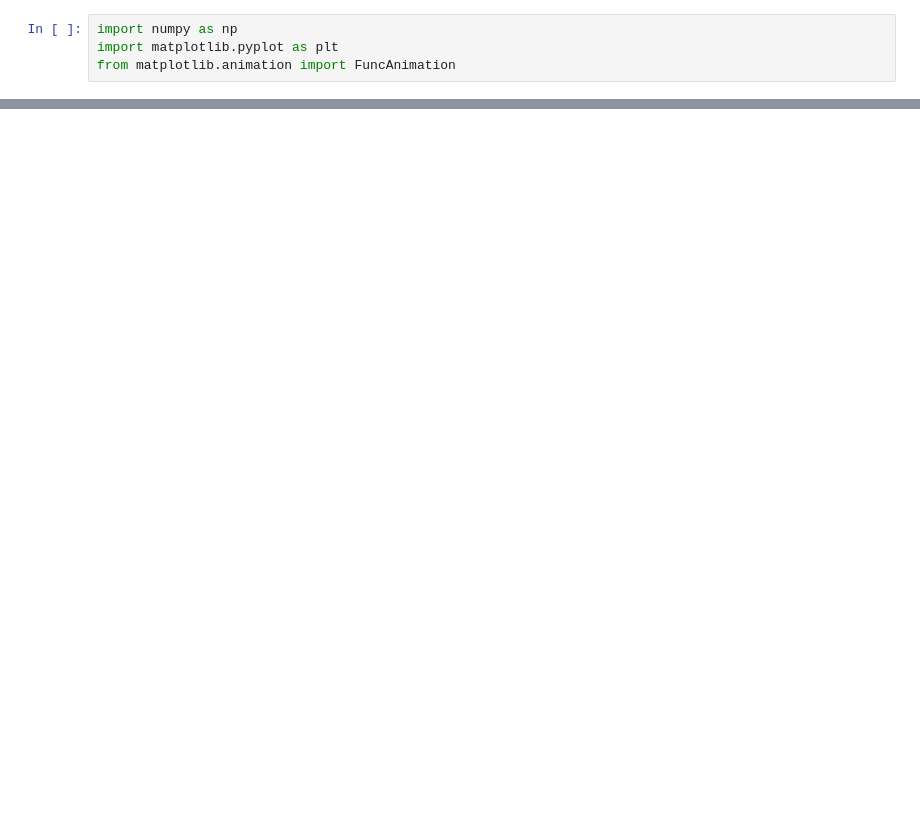
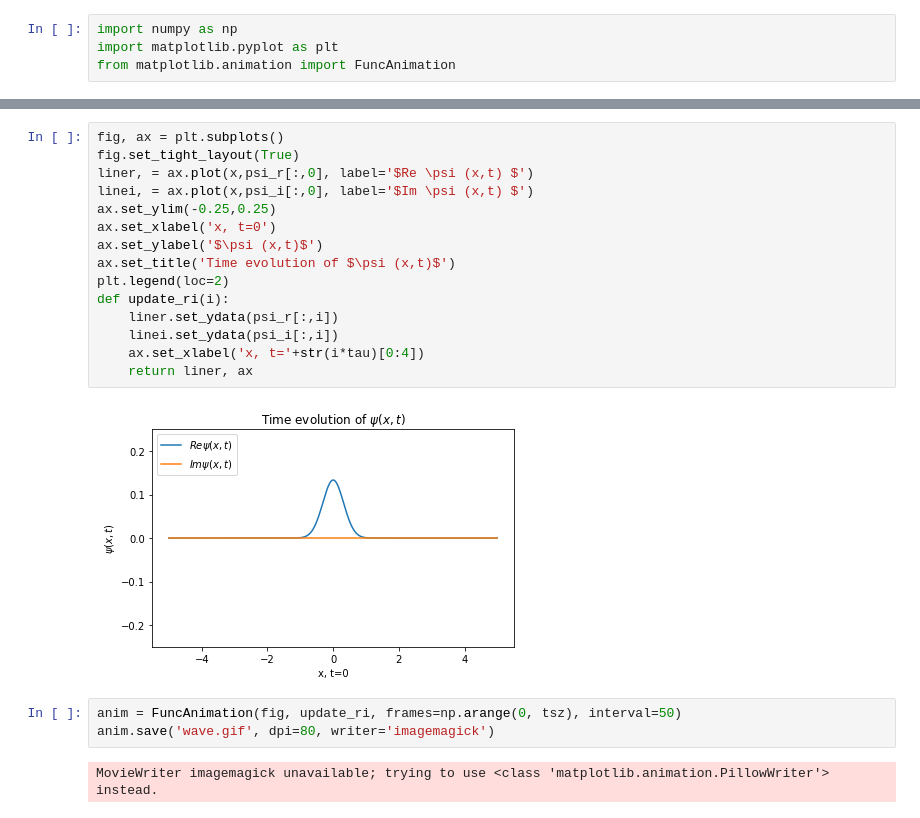
Before and after one commit to Schimmenti/QuantumInformationPoD, a Jupyter notebook: Exercise 7/Exercise7-Python.ipynb, the cells around one changed output, grey strips where cells are left out. Drawn from its saved outputs; the diff is of its cells as text; blank space fills up the shorter version.

```diff
--- a/Exercise 7/Exercise7-Python.ipynb
+++ b/Exercise 7/Exercise7-Python.ipynb
@@ -21,0 +66,22 @@ anim.save('wave.gif', dpi=80, writer='imagemagick')
+# %%
+fig, ax = plt.subplots()
+fig.set_tight_layout(True)
+liner, = ax.plot(x,psi_r[:,0], label='$Re \psi (x,t) $')
+linei, = ax.plot(x,psi_i[:,0], label='$Im \psi (x,t) $')
+ax.set_ylim(-0.25,0.25)
+ax.set_xlabel('x, t=0')
+ax.set_ylabel('$\psi (x,t)$')
+ax.set_title('Time evolution of $\psi (x,t)$')
+plt.legend(loc=2)
+def update_ri(i):
+    liner.set_ydata(psi_r[:,i])
+    linei.set_ydata(psi_i[:,i])
+    ax.set_xlabel('x, t='+str(i*tau)[0:4])
+    return liner, ax
+# %% [output]
+[figure, added]
+# %%
+anim = FuncAnimation(fig, update_ri, frames=np.arange(0, tsz), interval=50)
+anim.save('wave.gif', dpi=80, writer='imagemagick')
+# %% [output]
+MovieWriter imagemagick unavailable; trying to use <class 'matplotlib.animation.PillowWriter'> instead.
```
Also changed, not shown: parts of 10 cells of this notebook, 22 other files.
